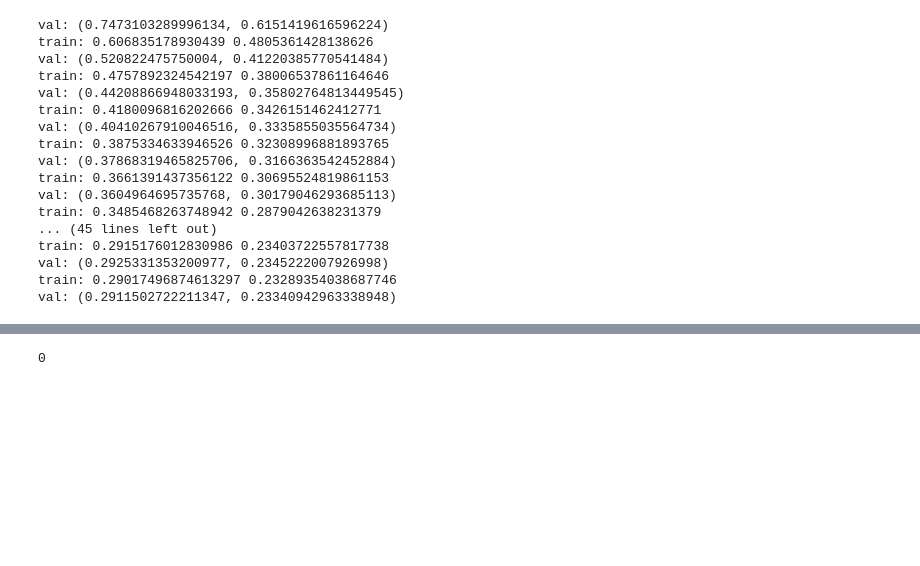
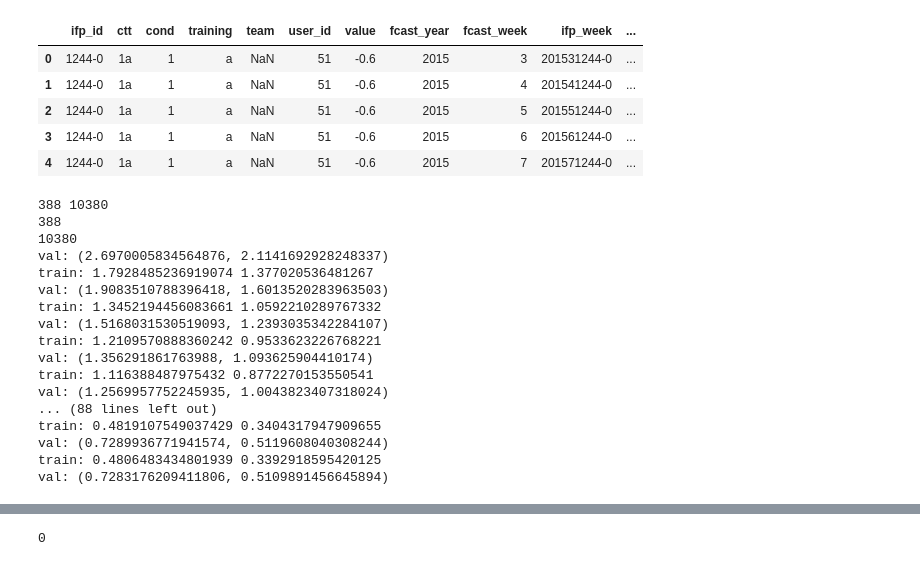
Before and after one commit to ashilgard/cs281-project, a Jupyter notebook: Dataverse Files/pmf.ipynb, the cells around one changed output, grey strips where cells are left out. Saved outputs shown, nothing was run; the diff lists cells and outputs as text; code cells hidden in the pictures; blank space fills up the shorter version.

```diff
--- a/Dataverse Files/pmf.ipynb
+++ b/Dataverse Files/pmf.ipynb
@@ -72,3 +74,0 @@ testframe.head()
-# %%
-# testframe['value'] = testframe['value'] - .5
-testframe['value'] = testframe['value']*2
@@ -75,3 +83,16 @@ testframe['value'] = testframe['value']*2
+# %%
+testframe['value'] = (testframe['value'] - .5)*2
+testframe['value'] = testframe['value']
+# testframe['value'] = (testframe['value']*.5) + .5
+# %%
+testframe.head()
+# %% [output]
+|  | ifp_id | ctt | cond | training | team | user_id | value | fcast_year | fcast_week | ifp_week | ... |
+| 0 | 1244-0 | 1a | 1 | a | NaN | 51 | -0.6 | 2015 | 3 | 201531244-0 | ... |
+| 1 | 1244-0 | 1a | 1 | a | NaN | 51 | -0.6 | 2015 | 4 | 201541244-0 | ... |
+| 2 | 1244-0 | 1a | 1 | a | NaN | 51 | -0.6 | 2015 | 5 | 201551244-0 | ... |
+| 3 | 1244-0 | 1a | 1 | a | NaN | 51 | -0.6 | 2015 | 6 | 201561244-0 | ... |
+| 4 | 1244-0 | 1a | 1 | a | NaN | 51 | -0.6 | 2015 | 7 | 201571244-0 | ... |
 # %%
 c = pd.cut(
     testframe['value'],
@@ -182,28 +209,33 @@ def train(train_iter, val_iter, test_iter, model):
     return model.user_lut.weight.data, model.user_bias.weight.data
 # %%
 train_df, validate_df, test_df = split(testframe)
-users = len(train_df.uid.unique())
-tasks = len(train_df.task_id.unique())
-model = Model2(users, tasks, k=4)
+validate_df = validate_df[validate_df['uid'].isin(train_df['uid'].values)][validate_df['task_id'].isin(train_df['task_id'].values)]
+
+users = int(np.max(train_df.uid.unique()))
+tasks = int(np.max(train_df.task_id.unique()))
+print(users, tasks)
+print(int(np.max(validate_df.uid.unique())))
+print(int(np.max(validate_df.task_id.unique())))
+model = Model(users+1, tasks+1, k=4)
 user_vec, user_bias = train(train_df, validate_df, test_df, model)
 # %% [output]
-val: (0.7473103289996134, 0.6151419616596224)
-train: 0.606835178930439 0.4805361428138626
-val: (0.520822475750004, 0.41220385770541484)
-train: 0.4757892324542197 0.38006537861164646
-val: (0.44208866948033193, 0.35802764813449545)
-train: 0.4180096816202666 0.3426151462412771
-val: (0.40410267910046516, 0.3335855035564734)
-train: 0.3875334633946526 0.32308996881893765
-val: (0.37868319465825706, 0.3166363542452884)
-train: 0.3661391437356122 0.30695524819861153
-val: (0.3604964695735768, 0.30179046293685113)
-train: 0.3485468263748942 0.2879042638231379
-... (45 lines left out)
-train: 0.2915176012830986 0.23403722557817738
-val: (0.2925331353200977, 0.2345222007926998)
-train: 0.29017496874613297 0.23289354038687746
-val: (0.2911502722211347, 0.23340942963338948)
+388 10380
+388
+10380
+val: (2.6970005834564876, 2.1141692928248337)
+train: 1.7928485236919074 1.377020536481267
+val: (1.9083510788396418, 1.6013520283963503)
+train: 1.3452194456083661 1.0592210289767332
+val: (1.5168031530519093, 1.2393035342284107)
+train: 1.2109570888360242 0.9533623226768221
+val: (1.356291861763988, 1.093625904410174)
+train: 1.116388487975432 0.8772270153550541
+val: (1.2569957752245935, 1.0043823407318024)
+... (88 lines left out)
+train: 0.4819107549037429 0.3404317947909655
+val: (0.7289936771941574, 0.5119608040308244)
+train: 0.4806483434801939 0.3392918595420125
+val: (0.7283176209411806, 0.5109891456645894)
 # %%
 user_vec, user_bias = model.user_lut.weight.data, model.user_bias.weight.data
 # %%
```
Also changed, not shown: parts of 37 cells of this notebook.
